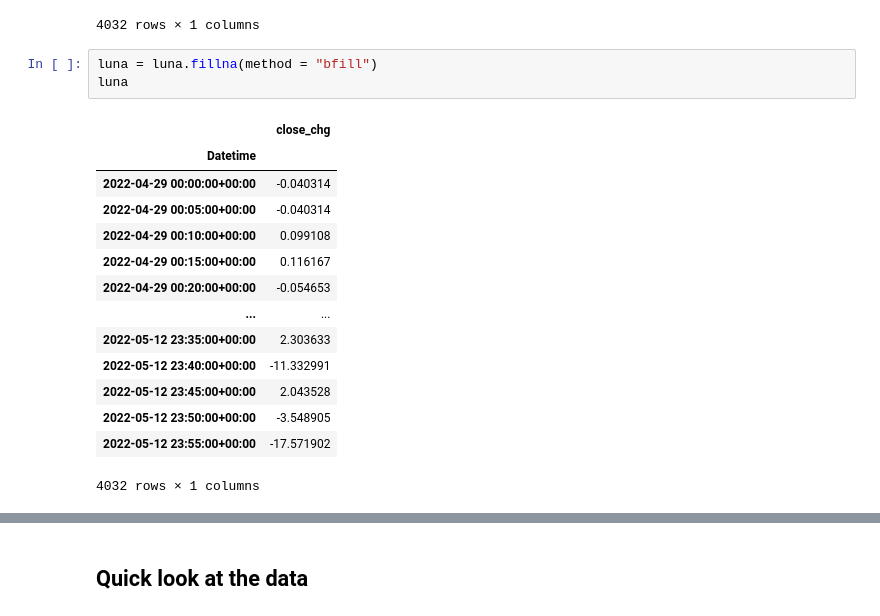
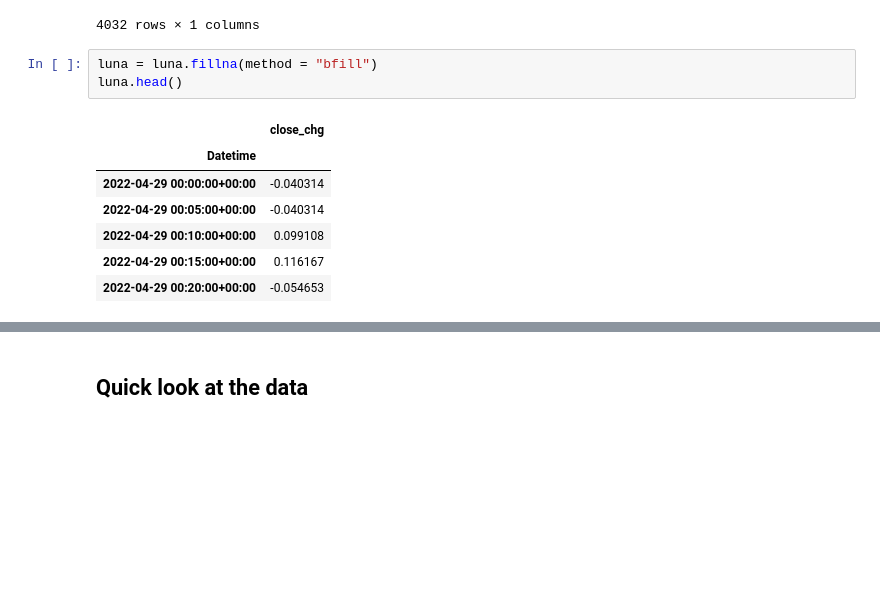
Before and after one commit to ptah0414/stock-coin-price-prediction, a Jupyter notebook: 06_03_lunacoin_anomaly_detection.ipynb, the cells around one changed output, grey strips where cells are left out. Drawn from its saved outputs; the diff is of its cells as text; blank space fills up the shorter version.

```diff
--- a/06_03_lunacoin_anomaly_detection.ipynb
+++ b/06_03_lunacoin_anomaly_detection.ipynb
@@ -44,22 +49,15 @@ luna
 4032 rows × 1 columns
 # %%
 luna = luna.fillna(method = "bfill")
-luna
+luna.head()
 # %% [output]
 |  | close_chg |
 | Datetime |  |
 | 2022-04-29 00:00:00+00:00 | -0.040314 |
 | 2022-04-29 00:05:00+00:00 | -0.040314 |
 | 2022-04-29 00:10:00+00:00 | 0.099108 |
 | 2022-04-29 00:15:00+00:00 | 0.116167 |
 | 2022-04-29 00:20:00+00:00 | -0.054653 |
-| ... | ... |
-| 2022-05-12 23:35:00+00:00 | 2.303633 |
-| 2022-05-12 23:40:00+00:00 | -11.332991 |
-| 2022-05-12 23:45:00+00:00 | 2.043528 |
-| 2022-05-12 23:50:00+00:00 | -3.548905 |
-| 2022-05-12 23:55:00+00:00 | -17.571902 |
-4032 rows × 1 columns
 # %%
 df = yf.download("BTC-USD", start=start, end=end, interval=interval)
 df["close_chg"] = (df["Close"] - df["Close"].shift(1)) / df["Close"].shift(1) * 100
```
Also changed, not shown: parts of 19 cells of this notebook.
